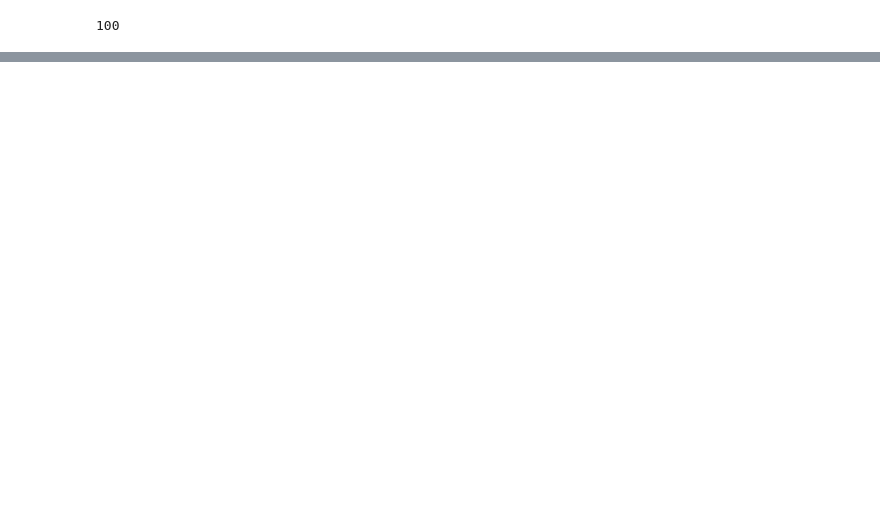
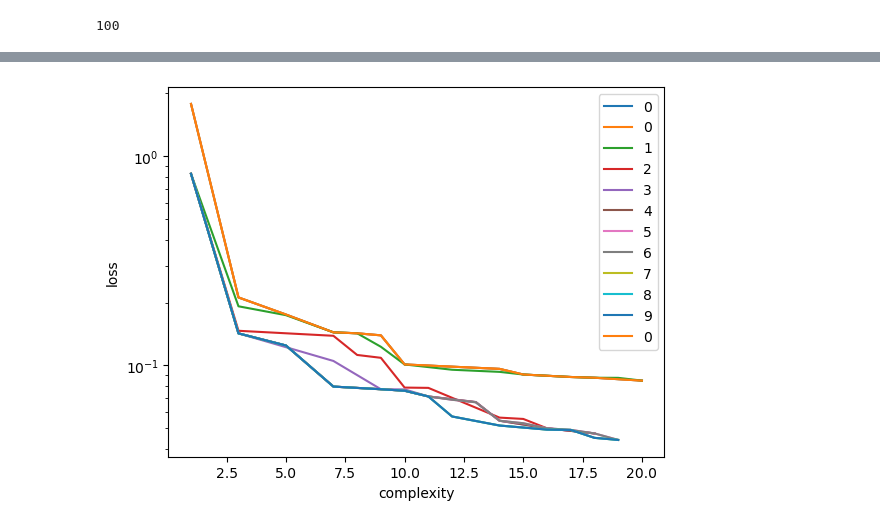
Before and after one commit to ZehaoJin/Ultimate_black_hole_mass_scaling_relations_Symbolic_Regression, a Jupyter notebook: Blackhole_properties/Ultimate_paper/temp_test_1124.ipynb, the cells around one changed output, grey strips where cells are left out. Saved outputs shown, nothing was run; the diff lists cells and outputs as text; code cells hidden in the pictures; blank space fills up the shorter version.

Commit message:
pareto search code, and new version dataset

```diff
--- a/Blackhole_properties/Ultimate_paper/temp_test_1124.ipynb
+++ b/Blackhole_properties/Ultimate_paper/temp_test_1124.ipynb
@@ -52,20 +52,21 @@ X = obs.iloc[:,:-2].to_numpy()
 100
 # %%
 # start over 100 times, each time evolve 300 generations
-evolutions = 3
-niterations = 3
-#evolutions = 100
-#niterations = 300
+#evolutions = 1
+#niterations = 10
+evolutions = 50
+niterations = 500
 
 
 denoise=False
-ncyclesperiteration=5000
+ncyclesperiteration=2000
 adaptive_parsimony_scaling=20
 verbosity=0
 return_model=True
-maxsize=20
+maxsize=25
 optimizer_algorithm="NelderMead"
 optimizer_iterations=100
+optimizer_nrestarts=5
 should_simplify=True
 temp_equation_file=True  # turn this on will prevent the auto-save of hall_of_fame
 tempdir='/data/zj448/SR/Ultimate_paper/temp/'  # dummy dir to save temp files and then being auto deleted
@@ -180,3 +200,27 @@ t[(t['evolutions']==1) & (t['iterations']==1)]
 | 58 | 18 | 0.083892 | 0.191157 | ((((x12 + ((x48 ^ 0.6439466001295... | 0.80082789517033368*x12 + 0.80082... | PySRFunction(X=>0.800827895170333... | 4 | {'x18', 'x48', 'x23', 'x12'} | ... |
 | 59 | 19 | 0.081052 | 0.034442 | ((((x12 + ((x48 ^ 0.6439466001295... | 0.80082789517033368*x12 + 0.80082... | PySRFunction(X=>0.800827895170333... | 5 | {'x18', 'x48', 'x23', 'x12'} | ... |
 | 60 | 20 | 0.079853 | 0.014898 | ((((x12 + ((x48 / 0.6439466001295... | 0.80082789517033368*x12 + 1.24362... | PySRFunction(X=>0.800827895170333... | 5 | {'x18', 'x48', 'x23', 'x12'} | ... |
+# %%
+# make an animation of the pareto front as iterations evolve
+
+import matplotlib.animation as animation
+from matplotlib.animation import FuncAnimation
+import matplotlib.pyplot as plt
+from IPython.display import HTML
+
+t=pd.read_csv('/data/zj448/SR/Ultimate_paper/pareto_archive/pareto_5000.csv')
+
+fig, ax = plt.subplots()
+ax.set_xlabel('complexity')
+ax.set_ylabel('loss')
+ax.set_yscale('log')
+
+def animate(i):
+    t_i=t[t['iterations']==i]
+    ax.plot(t_i['complexity'],t_i['loss'],label=i)
+    ax.legend()
+    return ax
+
+anim = FuncAnimation(fig, animate, frames=np.arange(0, niterations), interval=1000)
+HTML(anim.to_html5_video())
+# %% [output]
@@ -182,0 +228 @@ t[(t['evolutions']==1) & (t['iterations']==1)]
+[figure, added]
```
Also changed, not shown: parts of 7 cells of this notebook, 4 other files.
